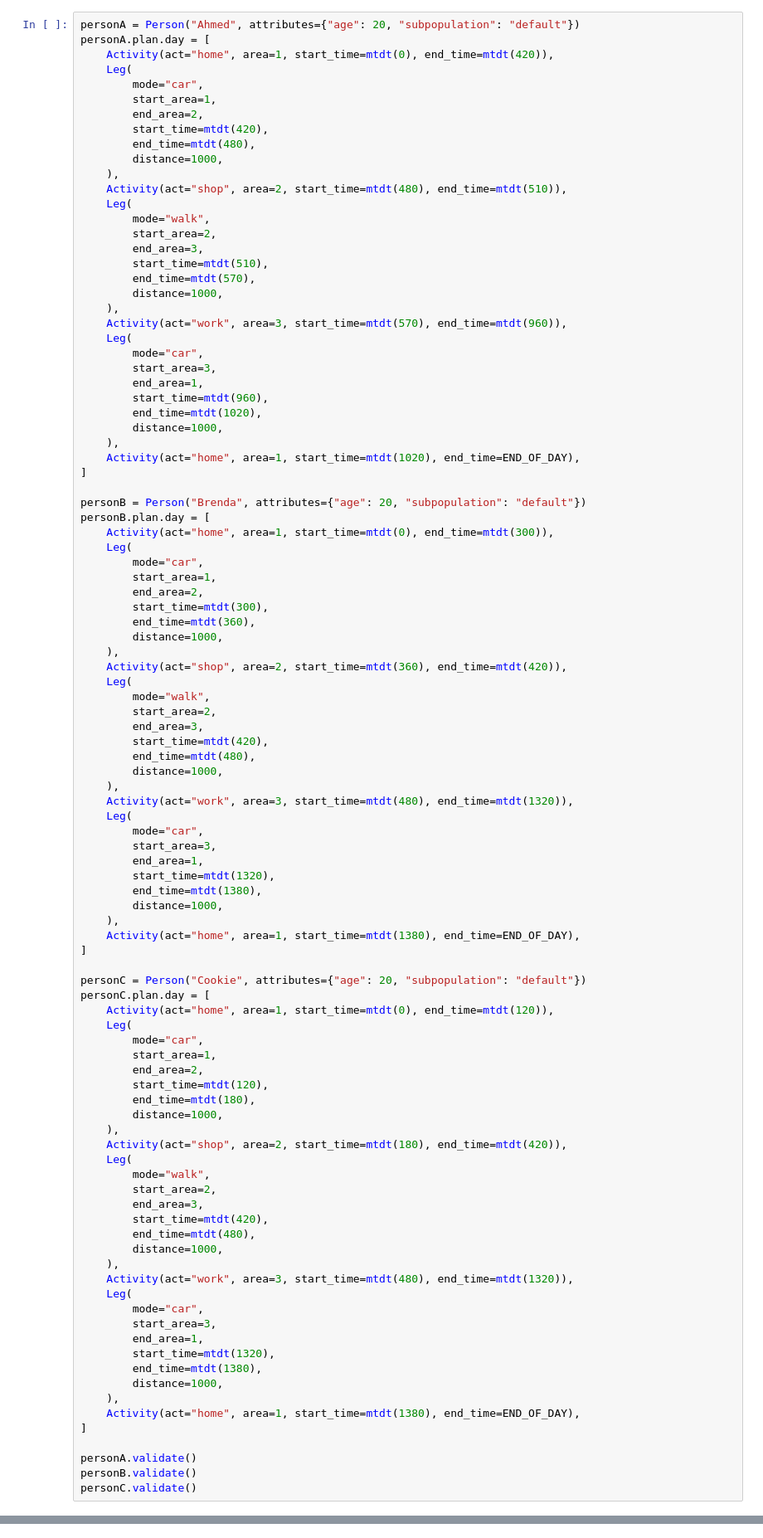
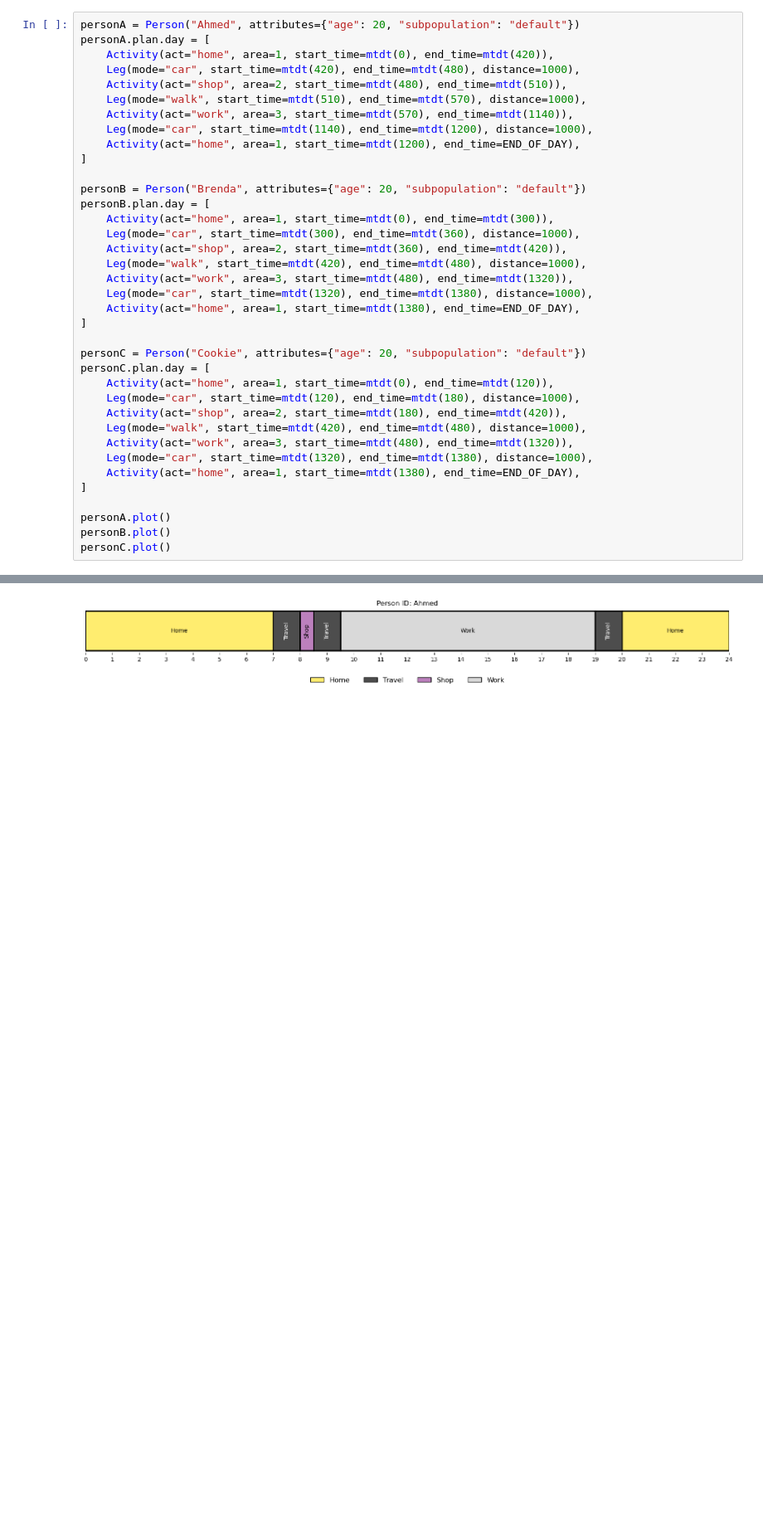
Before and after one commit to arup-group/pam, a Jupyter notebook: examples/11_Advanced_Plan_Rescheduling.ipynb, the cells around one changed output, grey strips where cells are left out. Shown at 83% size. Drawn from its saved outputs; the diff is of its cells as text; blank space fills up the shorter version.

```diff
--- a/examples/11_Advanced_Plan_Rescheduling.ipynb
+++ b/examples/11_Advanced_Plan_Rescheduling.ipynb
@@ -104,100 +64,37 @@ scorer = CharyparNagelPlanScorer(cnfg=config)
 personA = Person("Ahmed", attributes={"age": 20, "subpopulation": "default"})
 personA.plan.day = [
     Activity(act="home", area=1, start_time=mtdt(0), end_time=mtdt(420)),
-    Leg(
-        mode="car",
-        start_area=1,
-        end_area=2,
-        start_time=mtdt(420),
-        end_time=mtdt(480),
-        distance=1000,
-    ),
+    Leg(mode="car", start_time=mtdt(420), end_time=mtdt(480), distance=1000),
     Activity(act="shop", area=2, start_time=mtdt(480), end_time=mtdt(510)),
-    Leg(
-        mode="walk",
-        start_area=2,
-        end_area=3,
-        start_time=mtdt(510),
-        end_time=mtdt(570),
-        distance=1000,
-    ),
-    Activity(act="work", area=3, start_time=mtdt(570), end_time=mtdt(960)),
-    Leg(
-        mode="car",
-        start_area=3,
-        end_area=1,
-        start_time=mtdt(960),
-        end_time=mtdt(1020),
-        distance=1000,
-    ),
-    Activity(act="home", area=1, start_time=mtdt(1020), end_time=END_OF_DAY),
+    Leg(mode="walk", start_time=mtdt(510), end_time=mtdt(570), distance=1000),
+    Activity(act="work", area=3, start_time=mtdt(570), end_time=mtdt(1140)),
+    Leg(mode="car", start_time=mtdt(1140), end_time=mtdt(1200), distance=1000),
+    Activity(act="home", area=1, start_time=mtdt(1200), end_time=END_OF_DAY),
 ]
 
 personB = Person("Brenda", attributes={"age": 20, "subpopulation": "default"})
 personB.plan.day = [
     Activity(act="home", area=1, start_time=mtdt(0), end_time=mtdt(300)),
-    Leg(
-        mode="car",
-        start_area=1,
-        end_area=2,
-        start_time=mtdt(300),
-        end_time=mtdt(360),
-        distance=1000,
-    ),
+    Leg(mode="car", start_time=mtdt(300), end_time=mtdt(360), distance=1000),
     Activity(act="shop", area=2, start_time=mtdt(360), end_time=mtdt(420)),
-    Leg(
-        mode="walk",
-        start_area=2,
-        end_area=3,
-        start_time=mtdt(420),
-        end_time=mtdt(480),
-        distance=1000,
-    ),
+    Leg(mode="walk", start_time=mtdt(420), end_time=mtdt(480), distance=1000),
     Activity(act="work", area=3, start_time=mtdt(480), end_time=mtdt(1320)),
-    Leg(
-        mode="car",
-        start_area=3,
-        end_area=1,
-        start_time=mtdt(1320),
-        end_time=mtdt(1380),
-        distance=1000,
-    ),
+    Leg(mode="car", start_time=mtdt(1320), end_time=mtdt(1380), distance=1000),
     Activity(act="home", area=1, start_time=mtdt(1380), end_time=END_OF_DAY),
 ]
 
 personC = Person("Cookie", attributes={"age": 20, "subpopulation": "default"})
 personC.plan.day = [
     Activity(act="home", area=1, start_time=mtdt(0), end_time=mtdt(120)),
-    Leg(
-        mode="car",
-        start_area=1,
-        end_area=2,
-        start_time=mtdt(120),
-        end_time=mtdt(180),
-        distance=1000,
-    ),
+    Leg(mode="car", start_time=mtdt(120), end_time=mtdt(180), distance=1000),
     Activity(act="shop", area=2, start_time=mtdt(180), end_time=mtdt(420)),
-    Leg(
-        mode="walk",
-        start_area=2,
-        end_area=3,
-        start_time=mtdt(420),
-        end_time=mtdt(480),
-        distance=1000,
-    ),
+    Leg(mode="walk", start_time=mtdt(420), end_time=mtdt(480), distance=1000),
     Activity(act="work", area=3, start_time=mtdt(480), end_time=mtdt(1320)),
-    Leg(
-        mode="car",
-        start_area=3,
-        end_area=1,
-        start_time=mtdt(1320),
-        end_time=mtdt(1380),
-        distance=1000,
-    ),
+    Leg(mode="car", start_time=mtdt(1320), end_time=mtdt(1380), distance=1000),
     Activity(act="home", area=1, start_time=mtdt(1380), end_time=END_OF_DAY),
 ]
 
-personA.validate()
-personB.validate()
-personC.validate()
+personA.plot()
+personB.plot()
+personC.plot()
 # %% [output]
@@ -204,0 +101 @@ True
+[figure, added]
```
Also changed, not shown: parts of 30 cells of this notebook, 13 other files.
